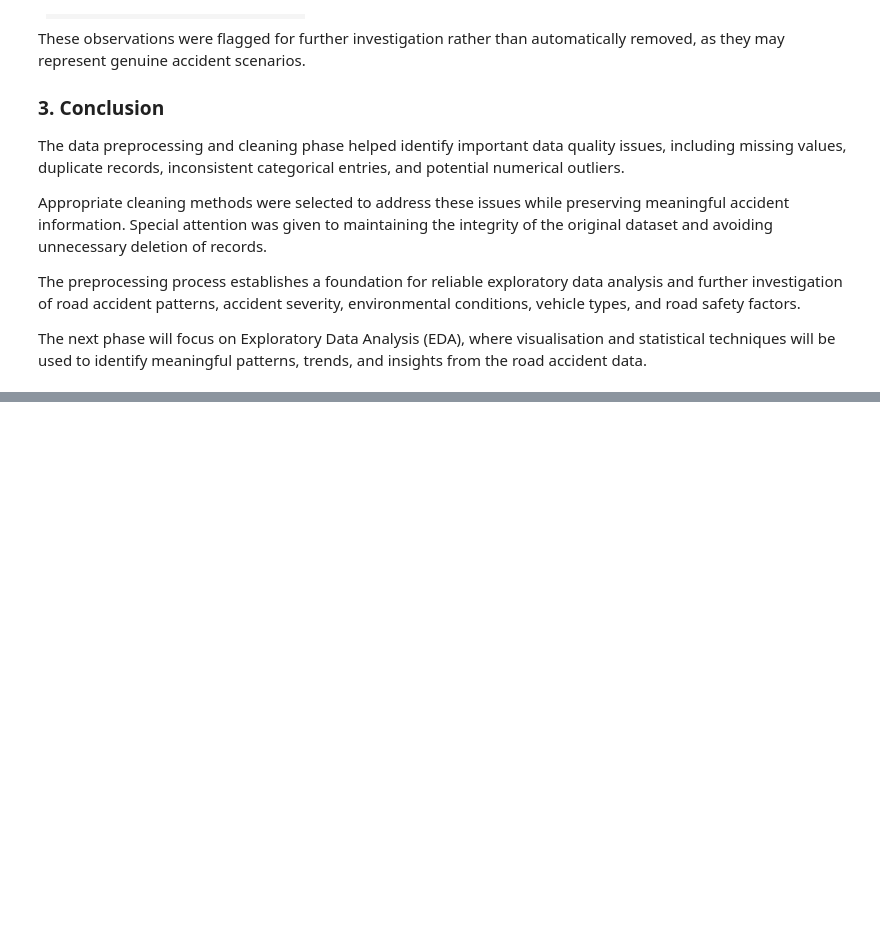
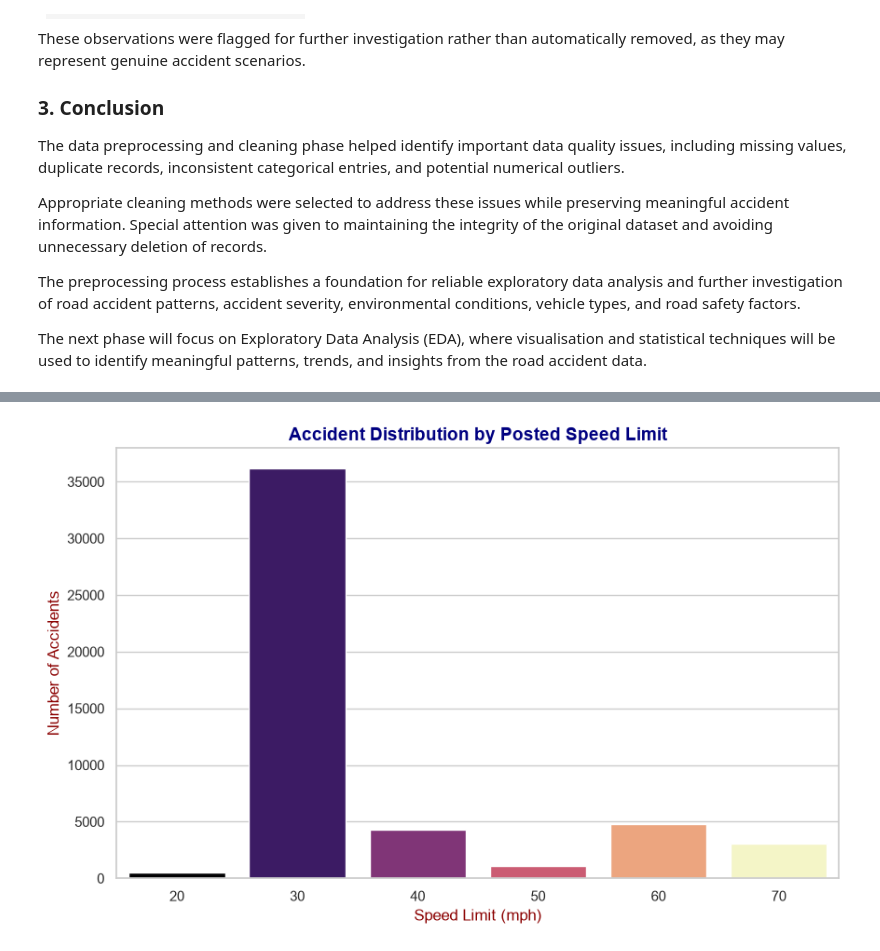
Before and after one commit to sarathsasikumar33/Road_Accident_Data_Analysis, a Jupyter notebook: Road Accident Data Analysis phase2.ipynb, the cells around one changed output, grey strips where cells are left out. Saved outputs shown, nothing was run; the diff lists cells and outputs as text; code cells hidden in the pictures; blank space fills up the shorter version.

```diff
--- a/Road Accident Data Analysis phase2.ipynb
+++ b/Road Accident Data Analysis phase2.ipynb
@@ -522,0 +646,11 @@ The next phase will focus on Exploratory Data Analysis (EDA), where visualisatio
+# %%
+# Objective: Analyze the frequency of accidents across posted road speed limits.
+plt.figure(figsize=(10, 6))
+speed_counts = df_Cleaned['Speed_limit'].value_counts().sort_index()
+sns.barplot(x=speed_counts.index, y=speed_counts.values, hue=speed_counts.index, palette='magma', legend=False)
+plt.title('Accident Distribution by Posted Speed Limit', color='navy', fontsize=14, fontweight='bold')
+plt.xlabel('Speed Limit (mph)', color='darkred')
+plt.ylabel('Number of Accidents', color='darkred')
+plt.show()
+# %% [output]
+[figure, added]
```
Also changed, not shown: parts of 33 cells of this notebook.
